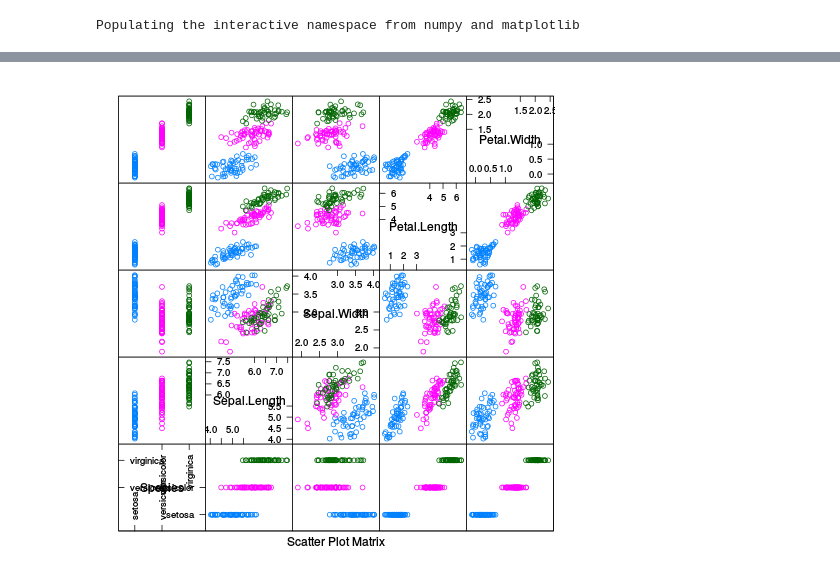
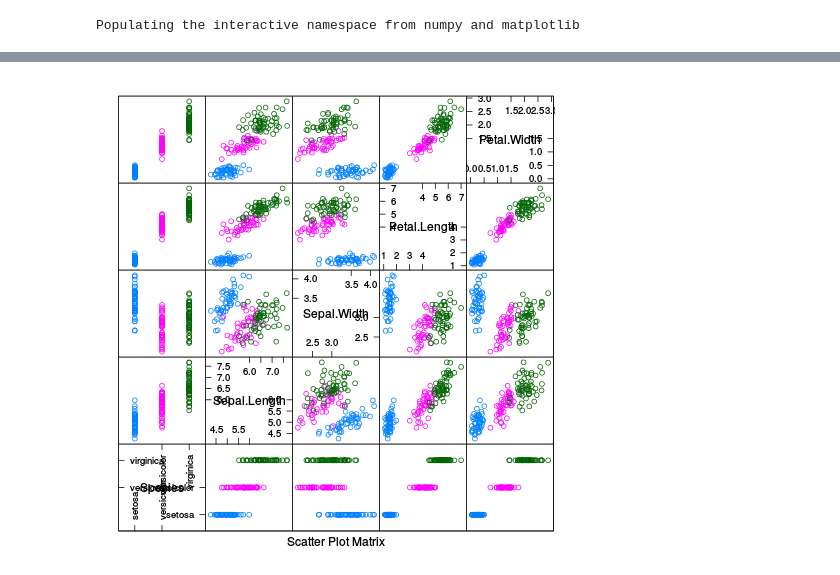
Before and after one commit to testlnord/statnotebooks, a Jupyter notebook: IrisQdaBootstrap.ipynb, the cells around one changed output, grey strips where cells are left out. Saved outputs shown, nothing was run; the diff lists cells and outputs as text; code cells hidden in the pictures.

```diff
--- a/IrisQdaBootstrap.ipynb
+++ b/IrisQdaBootstrap.ipynb
@@ -14,29 +22,27 @@ library(mvtnorm)
 # %%
 %%R
 qda.model <- function(data, groups) {
-    data <- as.matrix(data)
-    means <- aggregate(data, list(groups = groups), mean)
-    data <- data - as.matrix(means[match(groups, means$groups), -1])
-    list(cov = cov(data), means = means[,-1, drop = FALSE])
+  data <- as.matrix(data)
+  cov <- by(data, list(groups = groups), cov)
+  means <- aggregate(data, list(groups = groups), mean)
+  list(cov = cov, means = means[, -1, drop = FALSE])
 }
 model <- qda.model(subset(iris, select = -Species), iris$Species)
 make.data <- function(data, groups, qda.model, size = nrow(data), groups.name = "Species") {
-    ind <- sample(seq_along(levels(groups)),
-    size = size, replace = TRUE)
-    res <- data.frame(name = factor(levels(groups)[ind],
-    levels = levels(groups)))
-    names(res) <- groups.name
-    mx <- qda.model$means[ind, ]
-    mx <- mx + rmvnorm(nrow(mx), sigma = qda.model$cov)
-    colnames(mx) <- colnames(qda.model$cov)
-    res <- cbind(res, as.data.frame(mx))
-    rownames(res) <- NULL
-    res
+  ind <- sample(seq_along(levels(groups)), size = size, replace = TRUE)
+  res <- data.frame(name = factor(levels(groups)[ind], levels = levels(groups)))
+  names(res) <- groups.name
+
+  mx <- t(sapply(ind, function(x)  rmvnorm(1, mean=as.numeric(qda.model$means[x, ]), sigma = qda.model$cov[[x]])))
+  colnames(mx) <- colnames(qda.model$cov[[1]])
+  res <- cbind(res, as.data.frame(mx))
+  rownames(res) <- NULL
+  res
 }
 res <- make.data(iris, iris$Species, model)
 print(splom(res, groups = res$Species))
 # %% [output]
-[figure, old version]
+[figure, new version]
 # %%
 %%R
 my.qda <- function(x, data, ...){
```
Also changed, not shown: parts of 2 cells of this notebook.
